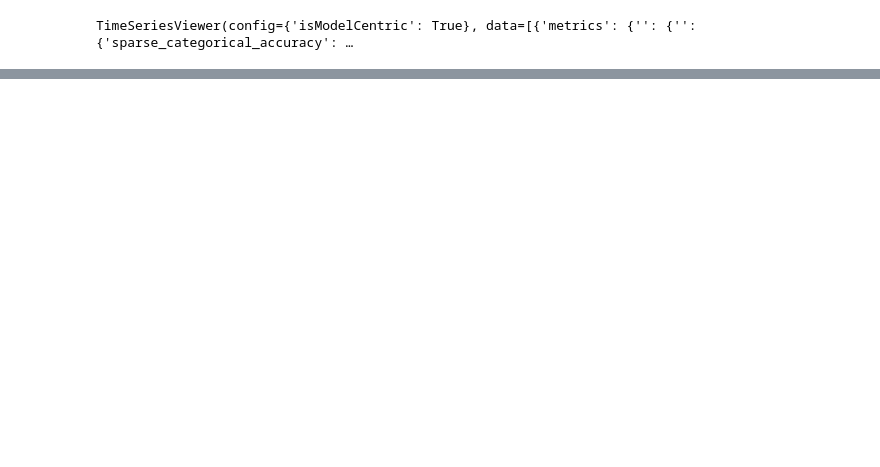
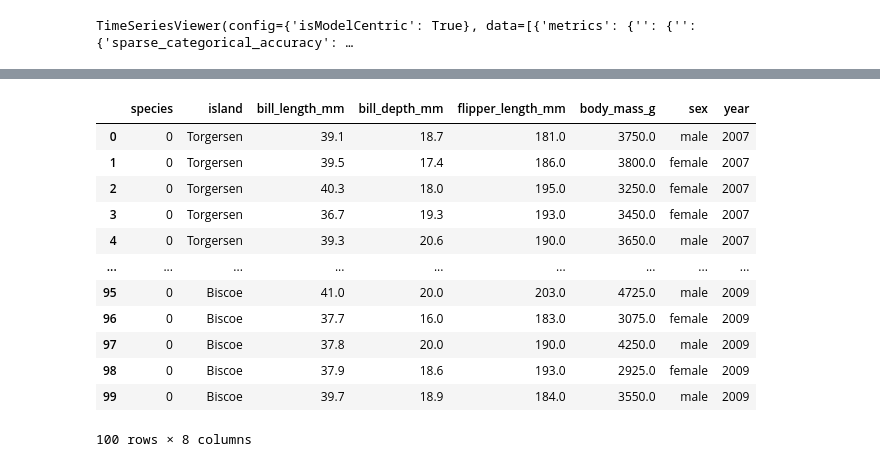
Before and after one commit to robertf99/tfx-e2e, a Jupyter notebook: penguin-pipeline/examine_outputs.ipynb, the cells around one changed output, grey strips where cells are left out. Drawn from its saved outputs; the diff is of its cells as text; code cells hidden in the pictures; blank space fills up the shorter version.

```diff
--- a/penguin-pipeline/examine_outputs.ipynb
+++ b/penguin-pipeline/examine_outputs.ipynb
@@ -314,0 +345,16 @@ TimeSeriesViewer(config={'isModelCentric': True}, data=[{'metrics': {'': {'': {'
+# %%
+data_df.iloc[:100,:]
+# %% [output]
+|  | species | island | bill_length_mm | bill_depth_mm | flipper_length_mm | body_mass_g | sex | year |
+| 0 | 0 | Torgersen | 39.1 | 18.7 | 181.0 | 3750.0 | male | 2007 |
+| 1 | 0 | Torgersen | 39.5 | 17.4 | 186.0 | 3800.0 | female | 2007 |
+| 2 | 0 | Torgersen | 40.3 | 18.0 | 195.0 | 3250.0 | female | 2007 |
+| 3 | 0 | Torgersen | 36.7 | 19.3 | 193.0 | 3450.0 | female | 2007 |
+| 4 | 0 | Torgersen | 39.3 | 20.6 | 190.0 | 3650.0 | male | 2007 |
+| ... | ... | ... | ... | ... | ... | ... | ... | ... |
+| 95 | 0 | Biscoe | 41.0 | 20.0 | 203.0 | 4725.0 | male | 2009 |
+| 96 | 0 | Biscoe | 37.7 | 16.0 | 183.0 | 3075.0 | female | 2009 |
+| 97 | 0 | Biscoe | 37.8 | 20.0 | 190.0 | 4250.0 | male | 2009 |
+| 98 | 0 | Biscoe | 37.9 | 18.6 | 193.0 | 2925.0 | female | 2009 |
+| 99 | 0 | Biscoe | 39.7 | 18.9 | 184.0 | 3550.0 | male | 2009 |
+100 rows × 8 columns
```
Also changed, not shown: parts of 22 cells of this notebook, 4 other files.
